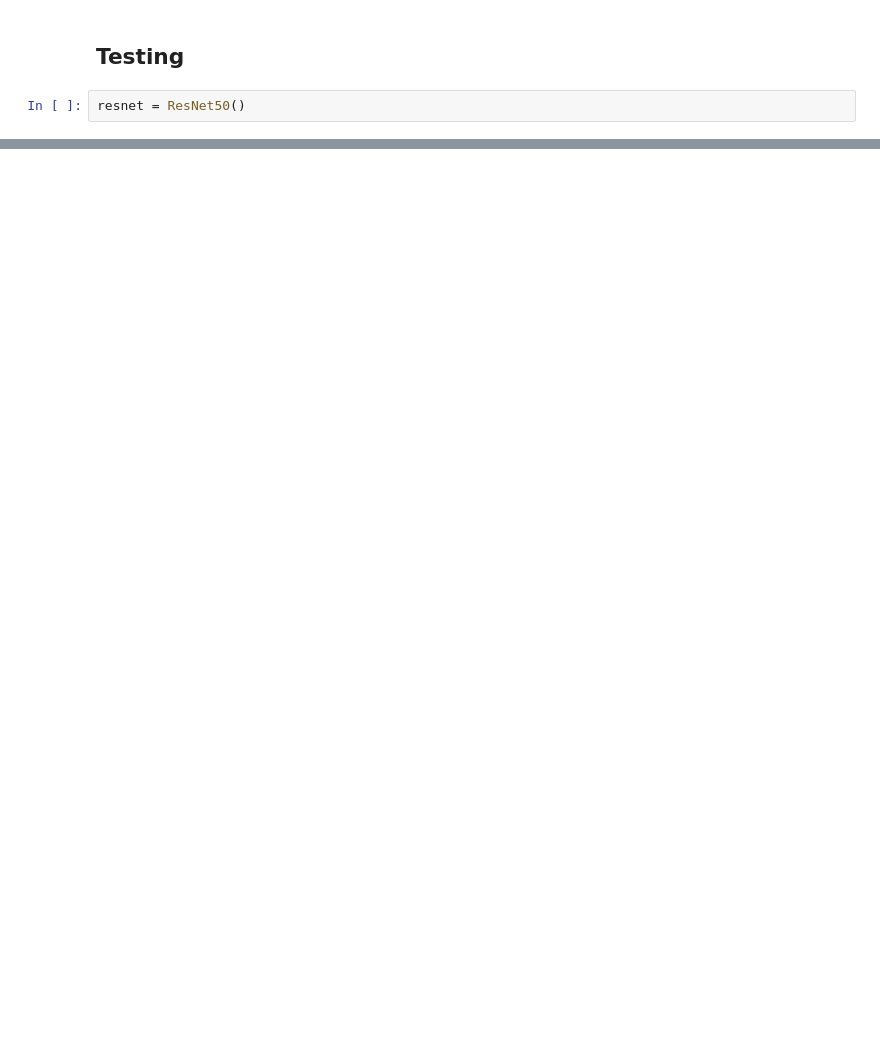
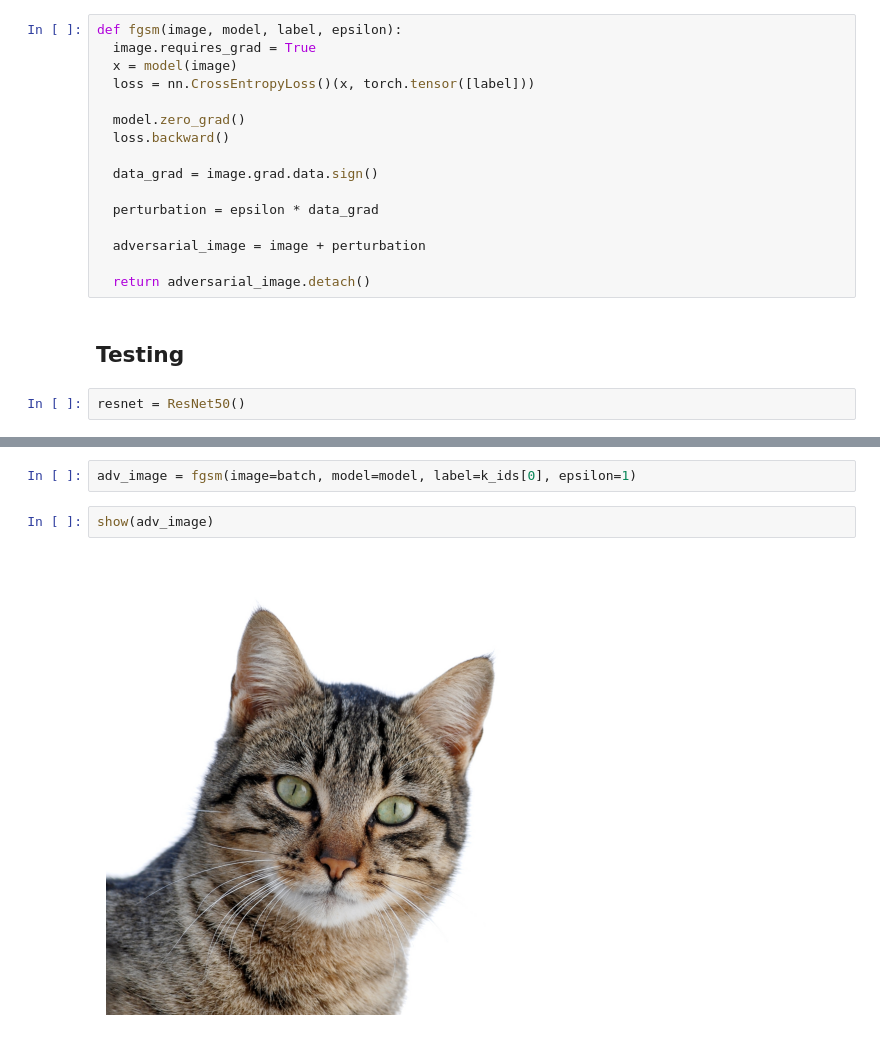
Before and after one commit to giuliafazzi/adversarial-attacks, a Jupyter notebook: Adversarial_Attacks.ipynb, the cells around one changed output, grey strips where cells are left out. Drawn from its saved outputs; the diff is of its cells as text; blank space fills up the shorter version.

Commit message:
Adding FGSM method

```diff
--- a/Adversarial_Attacks.ipynb
+++ b/Adversarial_Attacks.ipynb
@@ -62,3 +91,19 @@ class ResNet50:
+# %%
+def fgsm(image, model, label, epsilon):
+  image.requires_grad = True
+  x = model(image)
+  loss = nn.CrossEntropyLoss()(x, torch.tensor([label]))
+
+  model.zero_grad()
+  loss.backward()
+
+  data_grad = image.grad.data.sign()
+
+  perturbation = epsilon * data_grad
+
+  adversarial_image = image + perturbation
+
+  return adversarial_image.detach()
 # %% [markdown]
 ## **Testing**
 # %%
@@ -78,0 +125,6 @@ show(img)
+# %%
+adv_image = fgsm(image=batch, model=model, label=k_ids[0], epsilon=1)
+# %%
+show(adv_image)
+# %% [output]
+[figure, added]
```
Also changed, not shown: parts of 11 cells of this notebook.
